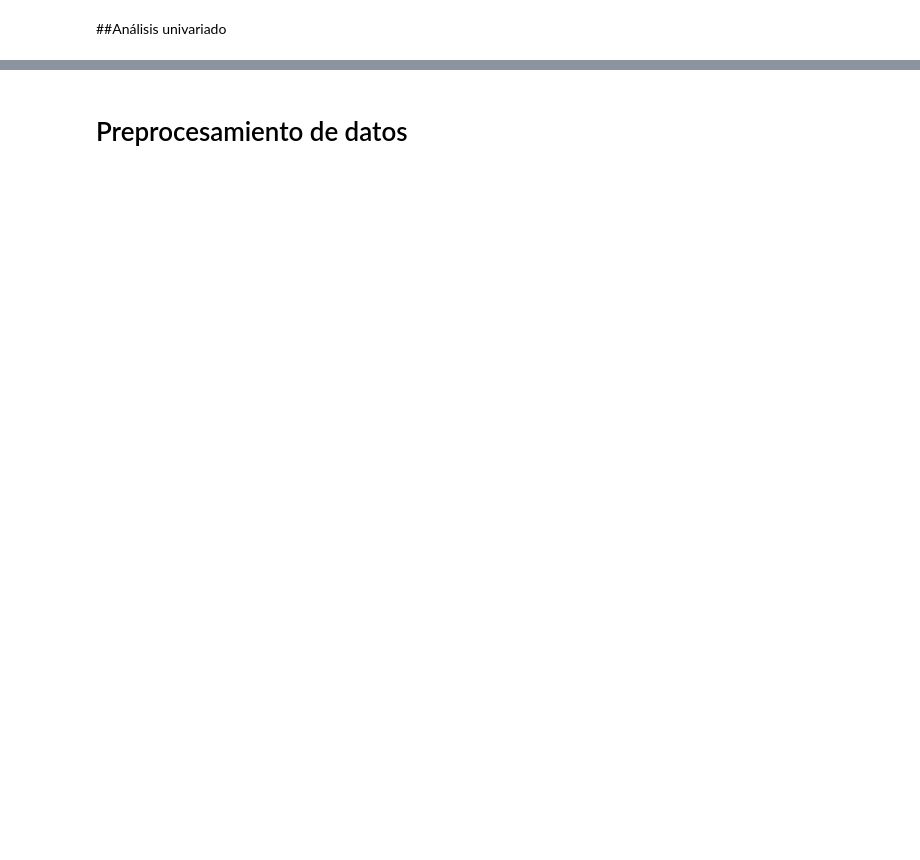
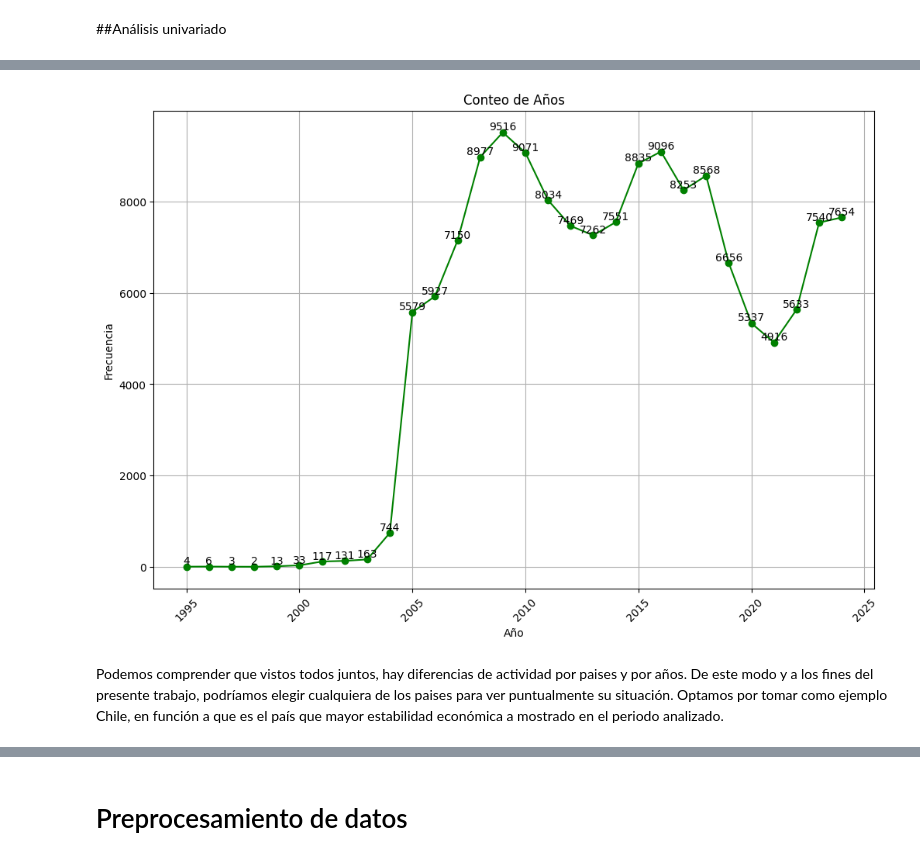
Before and after one commit to 1fac/mi_proyecto_git_61680, a Jupyter notebook: Mi_proyecto_61680.ipynb, the cells around one changed output, grey strips where cells are left out. Drawn from its saved outputs; the diff is of its cells as text; code cells hidden in the pictures; blank space fills up the shorter version.

```diff
--- a/Mi_proyecto_61680.ipynb
+++ b/Mi_proyecto_61680.ipynb
@@ -818 +1026,25 @@ suma_por_pais
+# %%
+# Crear un conteo de las categorías en cada variable
+año_counts = Facturación_América['Año'].value_counts().sort_index()
+
+# Función para agregar etiquetas de frecuencia
+def agregar_etiquetas_de_frecuencia_linea(ax, counts):
+    for i, value in enumerate(counts.values):
+        ax.text(counts.index[i], value, str(value), ha='center', va='bottom')
+
+# Graficar el gráfico de líneas para 'Año'
+plt.figure(figsize=(12, 8))
+ax = plt.plot(año_counts.index, año_counts.values, marker='o', color='green')
+plt.title('Conteo de Años')
+plt.xlabel('Año')
+plt.ylabel('Frecuencia')
+plt.xticks(rotation=45)
+agregar_etiquetas_de_frecuencia_linea(plt.gca(), año_counts)
+plt.grid(True)
+plt.show()
+# %% [output]
+[figure, added]
+# %% [markdown]
+Podemos comprender que vistos todos juntos, hay diferencias de actividad por paises y por años. De este modo y a los fines del presente trabajo, podríamos elegir cualquiera de los paises para ver puntualmente su situación.
+Optamos por tomar como ejemplo Chile, en función a que es el país que mayor estabilidad económica a mostrado en el periodo analizado.
 # %%
```
Also changed, not shown: parts of 59 cells of this notebook.
